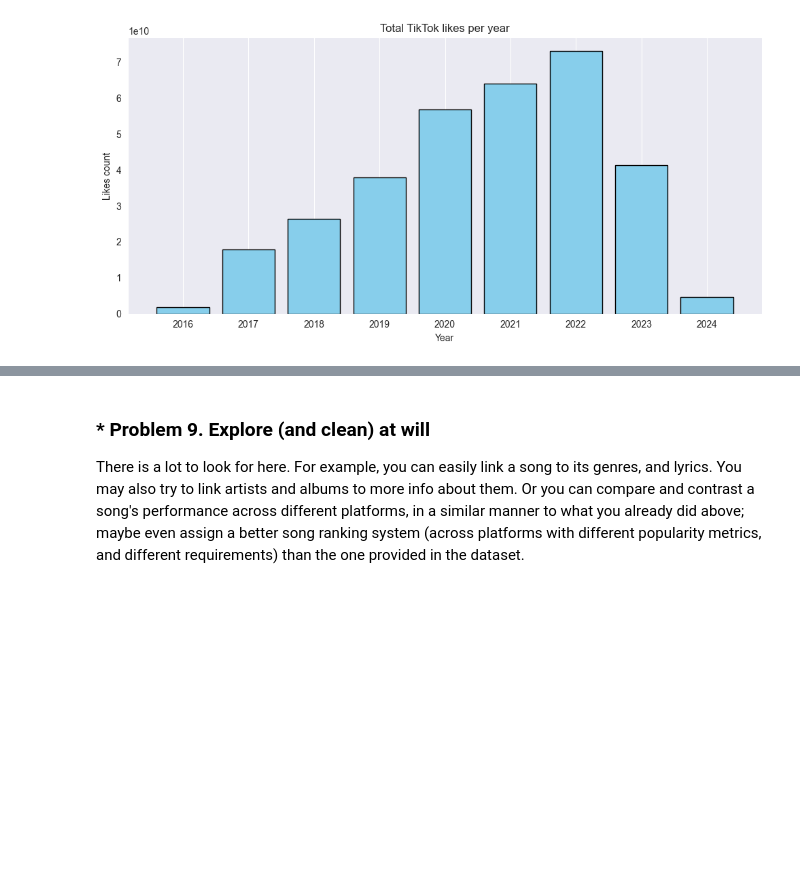
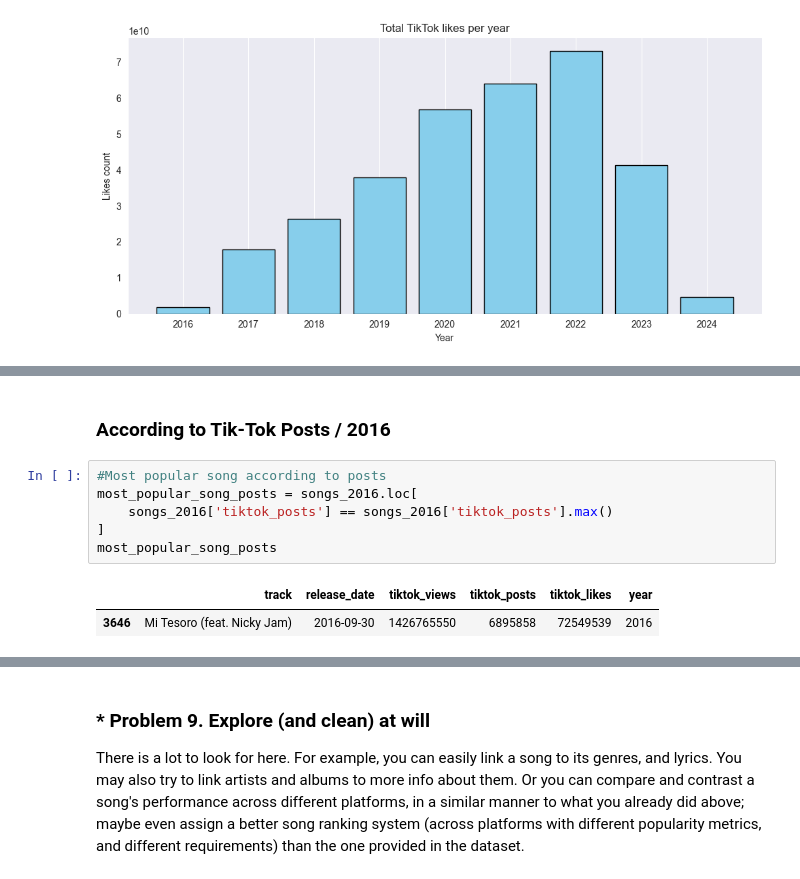
Before and after one commit to plamensve/Data_Science_Upskill_Softuni, a Jupyter notebook: 05_data_visualization_exploratory_data_analysis/Data Visualization and EDA Lab.ipynb, the cells around one changed output, grey strips where cells are left out. Cells and saved outputs as stored; diff of their text form; blank space fills up the shorter version.

```diff
--- a/05_data_visualization_exploratory_data_analysis/Data Visualization and EDA Lab.ipynb
+++ b/05_data_visualization_exploratory_data_analysis/Data Visualization and EDA Lab.ipynb
@@ -744,0 +863,11 @@ plt.show()
+# %% [markdown]
+### According to Tik-Tok Posts / 2016
+# %%
+#Most popular song according to posts
+most_popular_song_posts = songs_2016.loc[
+    songs_2016['tiktok_posts'] == songs_2016['tiktok_posts'].max()
+]
+most_popular_song_posts
+# %% [output]
+|  | track | release_date | tiktok_views | tiktok_posts | tiktok_likes | year |
+| 3646 | Mi Tesoro (feat. Nicky Jam) | 2016-09-30 | 1426765550 | 6895858 | 72549539 | 2016 |
```
Also changed, not shown: parts of 12 cells of this notebook.
